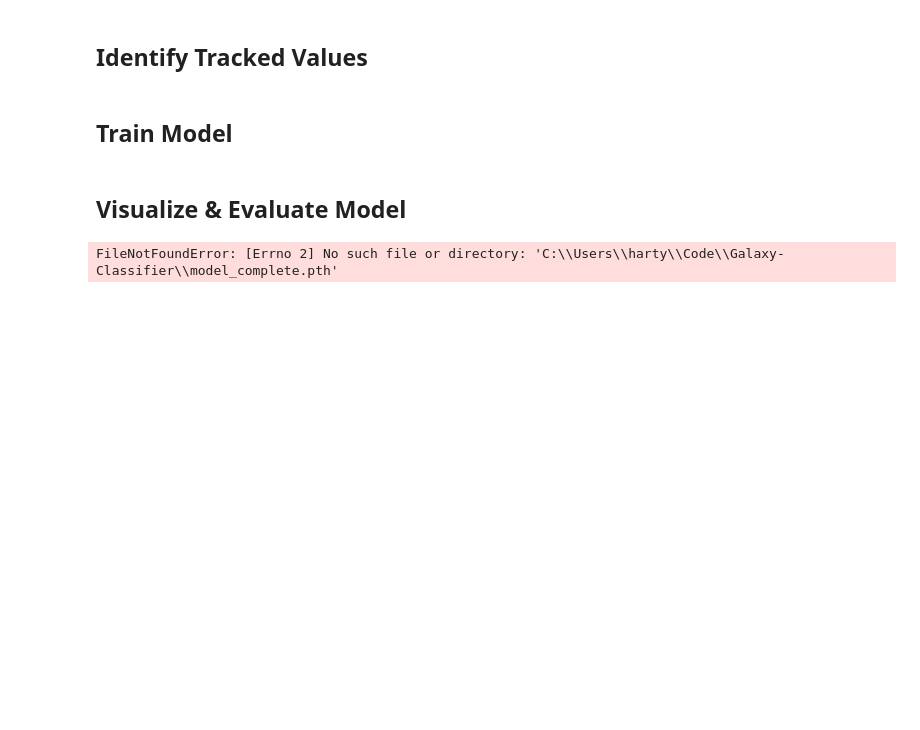
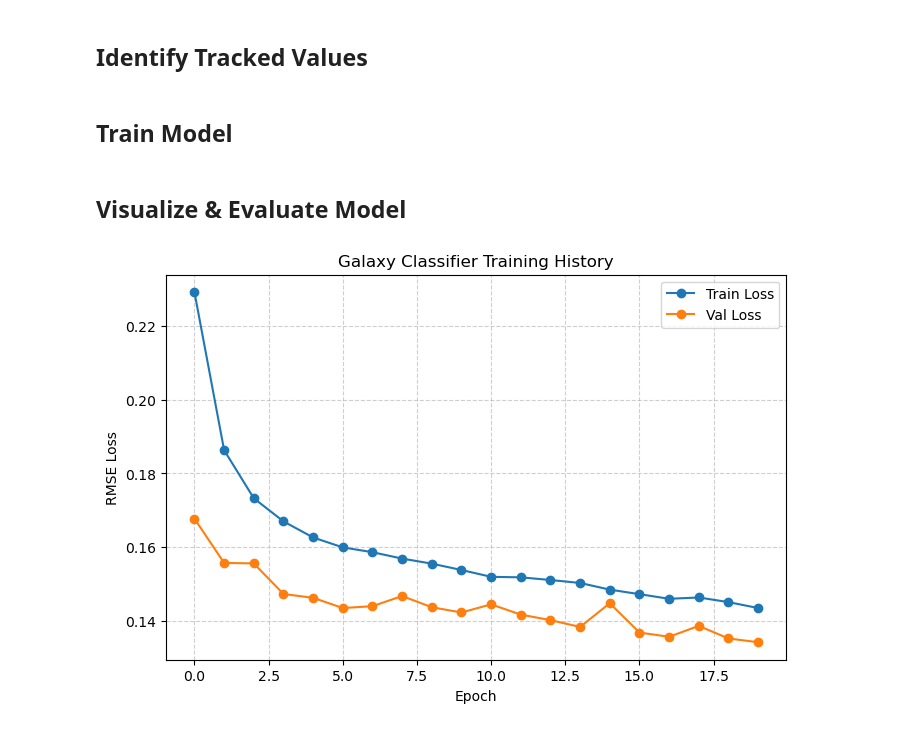
Before and after one commit to hartysimon-sketch/Galaxy-Classifier, a Jupyter notebook: Lab9_Template.ipynb, the cells around one changed output. Saved outputs shown, nothing was run; the diff lists cells and outputs as text; code cells hidden in the pictures; blank space fills up the shorter version.

Commit message:
models

```diff
--- a/Lab9_Template.ipynb
+++ b/Lab9_Template.ipynb
@@ -150,7 +151,7 @@ class ConvTokenizer(nn.Module):
 
 class CvTBlock(nn.Module):
     """Uses PyTorch's native, optimized Vision Transformer block."""
-    def __init__(self, embed_dim, num_heads, mlp_ratio=4.0, dropout=0.1):
+    def __init__(self, embed_dim, num_heads, mlp_ratio=2.0, dropout=0.1):
         super().__init__()
 
         # PyTorch calculates the hidden MLP dimension directly using mlp_dim
@@ -175,12 +176,12 @@ class GalaxyClassifier(nn.Module):
         self,
         in_channels: int = 3,
         num_outputs: int = 37,
-        conv_channels: int = 64,
-        embed_dim: int = 128,
-        num_heads: int = 4,
+        conv_channels: int = 48,
+        embed_dim: int = 48,
+        num_heads: int = 3,
         num_cvt_layers: int = 2,
-        fc_dim: int = 512,
-        dropout: float = 0.3,
+        fc_dim: int = 256,
+        dropout: float = 0.4,
     ):
         super().__init__()
 
@@ -217,6 +218,7 @@ class GalaxyClassifier(nn.Module):
 
 
 model = GalaxyClassifier().to(DEVICE)
+
 dummy = torch.randn(4, 3, 64, 64).to(DEVICE)
 out = model(dummy)
 print(f"Output shape: {out.shape}")   # expect [4, 37]
@@ -285,30 +293,30 @@ if RUN == True:
 # %%
 import torch
 import matplotlib.pyplot as plt
 
 model = GalaxyClassifier().to(DEVICE)
 
 # load saved model
-checkpoint_path = r"C:\Users\harty\Code\Galaxy-Classifier\model_complete.pth"
+checkpoint_path = r"model_0.134.pth"
 checkpoint = torch.load(checkpoint_path, map_location=DEVICE, weights_only=False)
 
 # get losses and model from file
 model.load_state_dict(checkpoint['model_state_dict'])
 train_losses = checkpoint['train_losses']
 val_losses = checkpoint['val_losses']
 
 # eval mode
 model.eval()
 
 # plot
 plt.figure(figsize=(8, 5))
 plt.plot(train_losses, label="Train Loss", marker='o')
 plt.plot(val_losses, label="Val Loss", marker='o')
 plt.xlabel("Epoch")
 plt.ylabel("RMSE Loss")
 plt.title("Galaxy Classifier Training History")
 plt.legend()
 plt.grid(True, linestyle="--", alpha=0.6)
 plt.show()
 # %% [output]
-FileNotFoundError: [Errno 2] No such file or directory: 'C:\\Users\\harty\\Code\\Galaxy-Classifier\\model_complete.pth'
+[figure, added]
```
Also changed, not shown: parts of 6 cells of this notebook, 2 other files.
